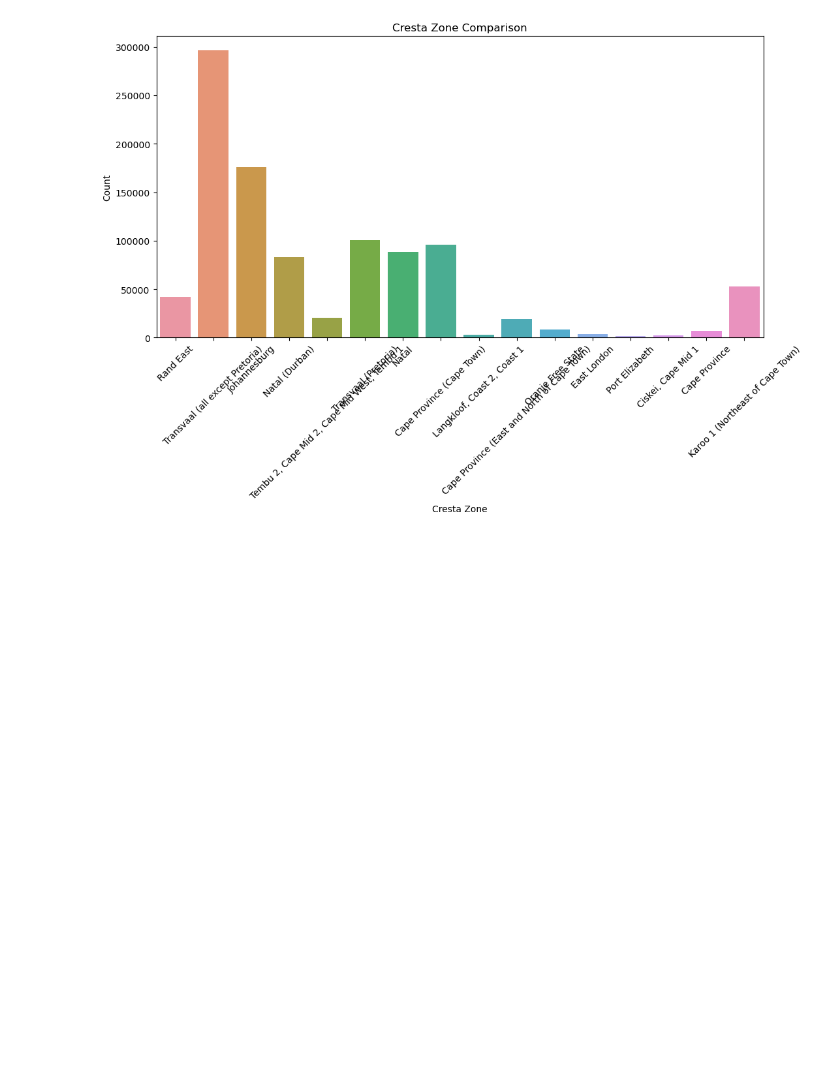
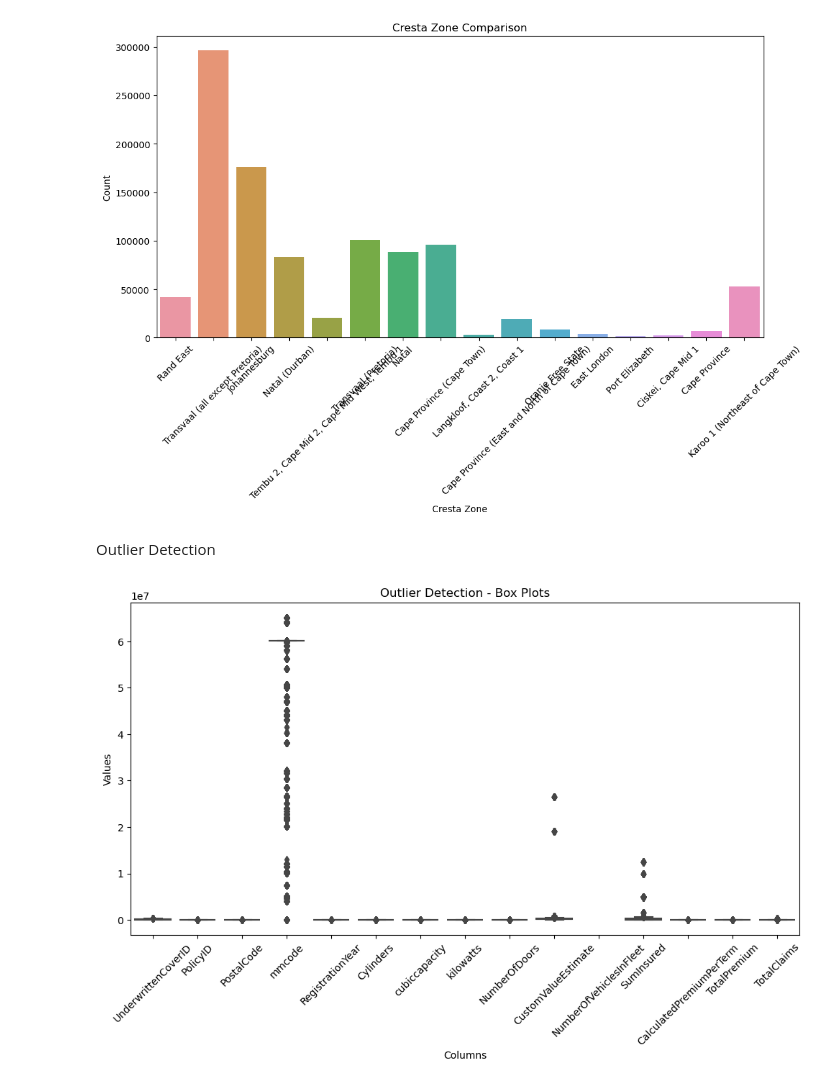
Before and after one commit to jodahe1/ACIS, a Jupyter notebook: Task-1/DataCleaning.ipynb, the cells around one changed output. Saved outputs shown, nothing was run; the diff lists cells and outputs as text; code cells hidden in the pictures; blank space fills up the shorter version.

```diff
--- a/Task-1/DataCleaning.ipynb
+++ b/Task-1/DataCleaning.ipynb
@@ -161,10 +161,10 @@ TotalClaims                       0
 dtype: int64
 # %%
 # Handle missing values in the dataframe
-df = handle_missing_values(data)
+data = handle_missing_values(data)
 
 # Verify that missing values have been handled
-missing_values_after_handling = check_missing_values(df)
+missing_values_after_handling = check_missing_values(data)
 print("\nMissing Values after Handling:")
 print(missing_values_after_handling)
 # %% [output]
@@ -311,3 +311,22 @@ plt.xticks(rotation=45)
 plt.show()
 # %% [output]
 [figure]
+# %% [markdown]
+Outlier Detection
+# %%
+# Outlier Detection
+# Use box plots to detect outliers in numerical data
+
+# Select the numerical columns for outlier detection
+numerical_columns = data.select_dtypes(include=["float64", "int64"])
+
+# Create box plots for each numerical column
+plt.figure(figsize=(12, 6))
+sns.boxplot(data=numerical_columns)
+plt.title("Outlier Detection - Box Plots")
+plt.xlabel("Columns")
+plt.ylabel("Values")
+plt.xticks(rotation=45)
+plt.show()
+# %% [output]
+[figure, added]
```
Also changed, not shown: parts of 6 cells of this notebook.
